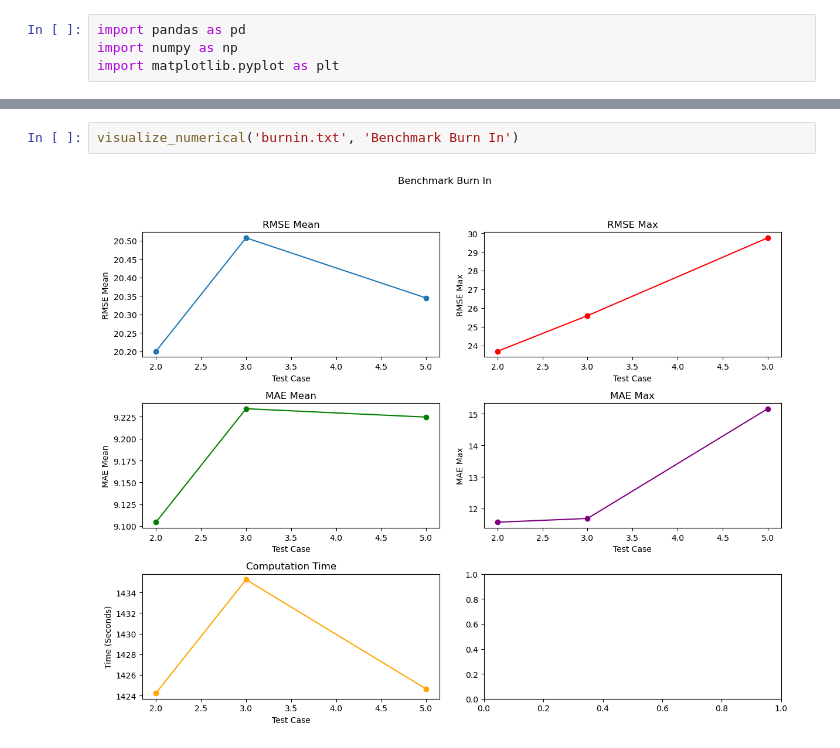
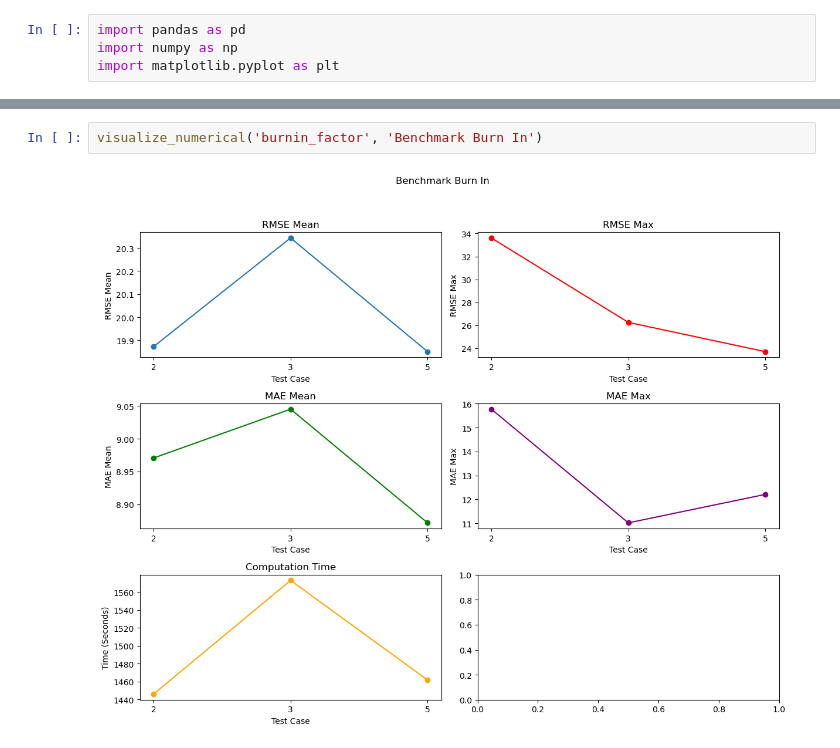
Before and after one commit to CJZbeastmode/HBV-SASK-Bayesian-Inference, a Jupyter notebook: Results/Fundamental/benchmark/analyze.ipynb, the cells around one changed output, grey strips where cells are left out. Cells and saved outputs as stored; diff of their text form.

```diff
--- a/Results/Fundamental/benchmark/analyze.ipynb
+++ b/Results/Fundamental/benchmark/analyze.ipynb
@@ -91,4 +114,4 @@ def visualize_categorical(filename, title):
 # %%
-visualize_numerical('burnin.txt', 'Benchmark Burn In')
+visualize_numerical('burnin_factor', 'Benchmark Burn In')
 # %% [output]
-[figure, old version]
+[figure, new version]
```
Also changed, not shown: parts of 14 cells of this notebook, 23 other files.
